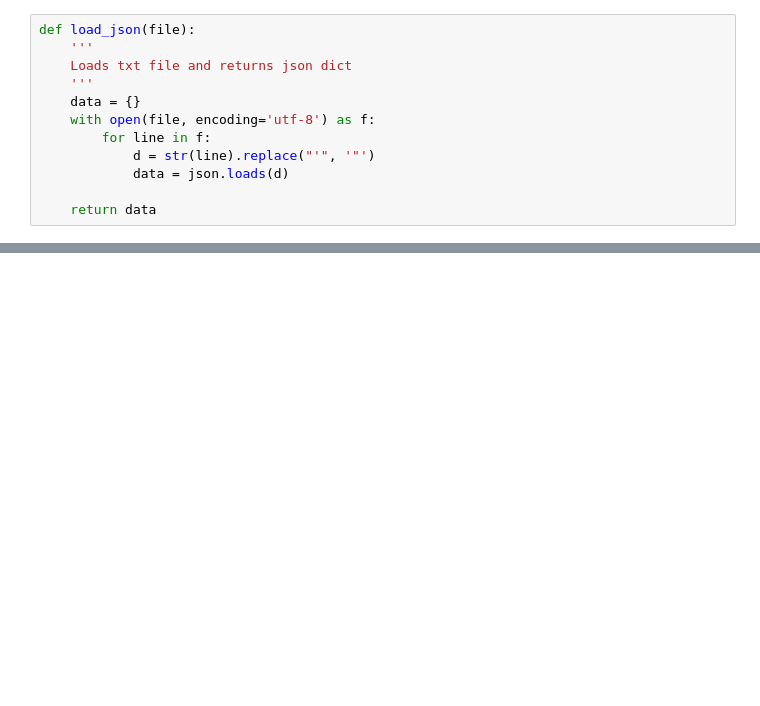
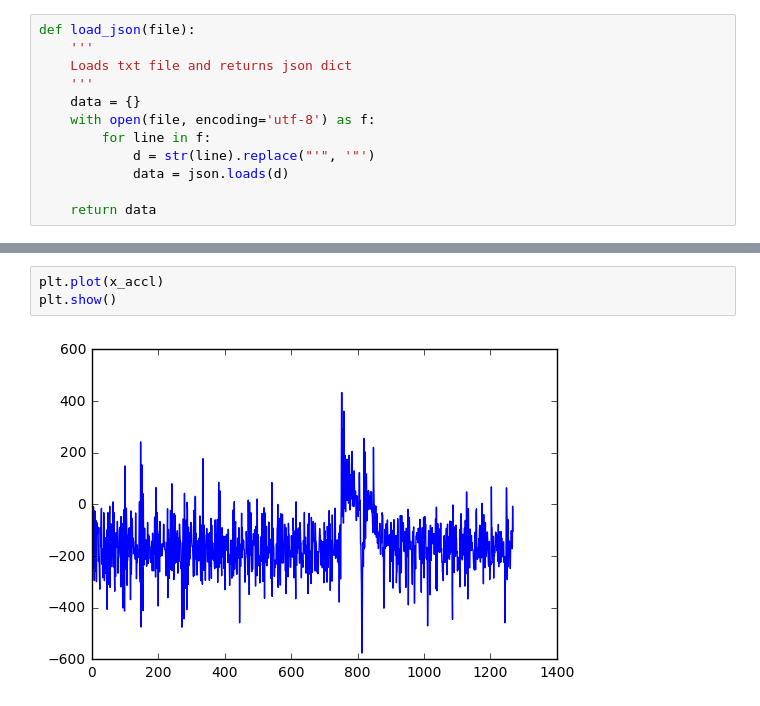
Before and after one commit to ratulesrar3/mobilecomputing, a Jupyter notebook: lab1/data_wrangling.ipynb, the cells around one changed output, grey strips where cells are left out. Cells and saved outputs as stored; diff of their text form; blank space fills up the shorter version.

```diff
--- a/lab1/data_wrangling.ipynb
+++ b/lab1/data_wrangling.ipynb
@@ -37,0 +131,5 @@ for x in data['seq']:
+# %%
+plt.plot(x_accl)
+plt.show()
+# %% [output]
+[figure, added]
```
Also changed, not shown: parts of 8 cells of this notebook.
